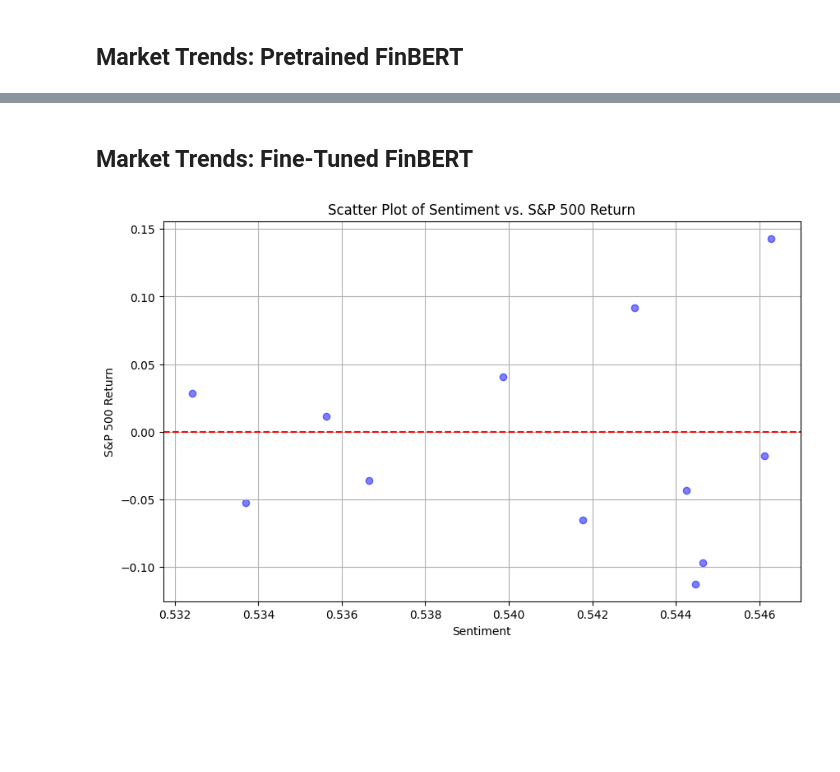
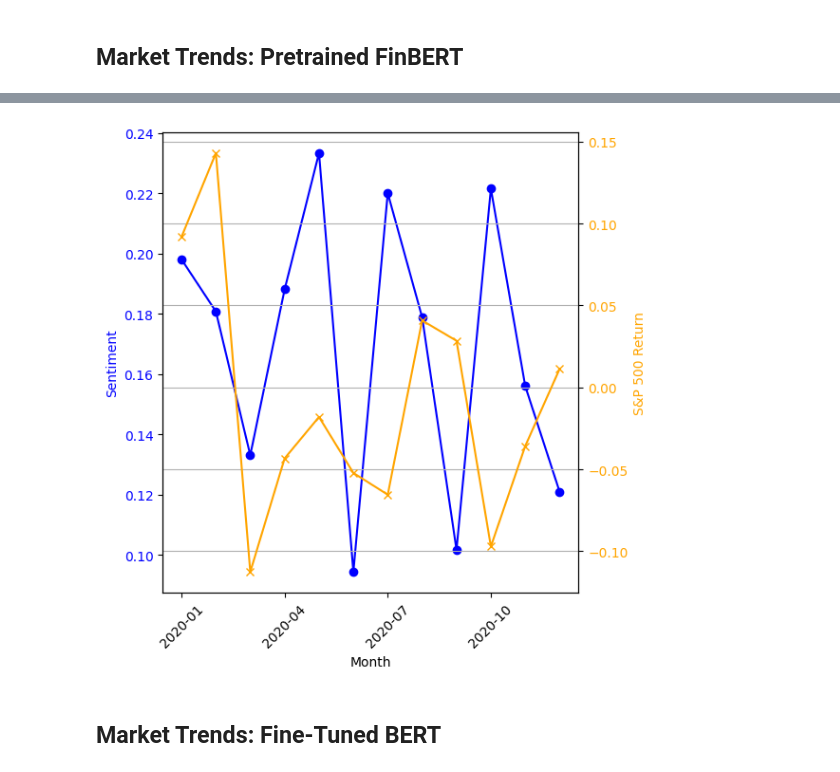
Before and after one commit to KidQuant/FA690MiniProject2, a Jupyter notebook: project.ipynb, the cells around one changed output, grey strips where cells are left out. Drawn from its saved outputs; the diff is of its cells as text; code cells hidden in the pictures; blank space fills up the shorter version.

```diff
--- a/project.ipynb
+++ b/project.ipynb
@@ -778,5 +960,32 @@ plt.show()
+# %%
+
+fig, ax1 = plt.subplots(figsize=(6, 6))
+
+# Convert 'month' to a string format for plotting
+ax1.set_xlabel('Month')
+ax1.set_ylabel('Sentiment', color='blue')
+ax1.plot(monthly_sentiment['month'].astype(str), monthly_sentiment['combined_sentiment'], label='Sentiment', color='blue', marker='o')
+ax1.tick_params(axis='y', labelcolor='blue')
+
+# Create a second y-axis for the S&P 500 return
+ax2 = ax1.twinx()
+ax2.set_ylabel('S&P 500 Return', color='orange')
+ax2.plot(monthly_sentiment['month'].astype(str), monthly_sentiment['SP_return'], label='S&P 500 Return', color='orange', marker='x')
+ax2.tick_params(axis='y', labelcolor='orange')
+
+# Reduce x-axis ticks by showing every nth month
+n = 3  # Show every 3rd month
+months = monthly_sentiment['month'].astype(str)
+ax1.set_xticks(months[::n])  # Set ticks for every nth month
+ax1.set_xticklabels(months[::n], rotation=45)
+
+fig.tight_layout()
+plt.grid(True)
+plt.show()
+# %% [output]
+[figure, added]
 # %% [markdown]
-## Market Trends: Fine-Tuned FinBERT
+## Market Trends: Fine-Tuned BERT
 # %%
 
 news_df_test = news_df.loc[news_df['publication_datetime'] >= '2020-01-01'].copy()
@@ -807,15 +1016,3 @@ def calculate_sp_return(month):
         return None
 
 monthly_sentiment['SP_return'] = monthly_sentiment['month'].apply(calculate_sp_return)
-
-# scatterplot
-plt.figure(figsize=(10, 6))
-plt.scatter(monthly_sentiment['sentiment'], monthly_sentiment['SP_return'], color='blue', alpha=0.5)
-plt.title('Scatter Plot of Sentiment vs. S&P 500 Return')
-plt.xlabel('Sentiment')
-plt.ylabel('S&P 500 Return')
-plt.grid(True)
-plt.axhline(0, color='red', linestyle='--')  # Add a horizontal line at y=0 for reference
-plt.show()
-# %% [output]
-[figure, removed]
```
Also changed, not shown: parts of 25 cells of this notebook, 27 other files.
